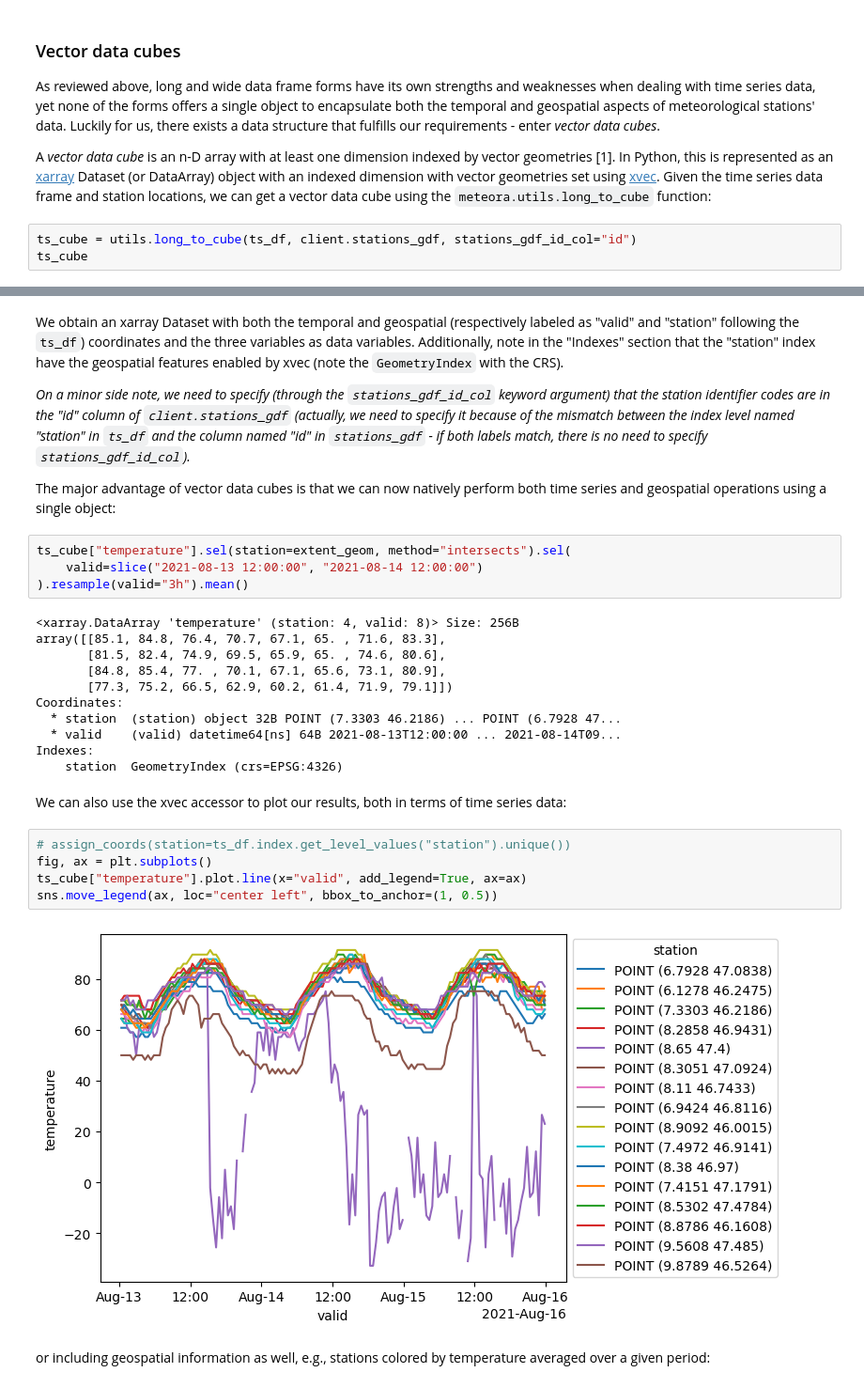
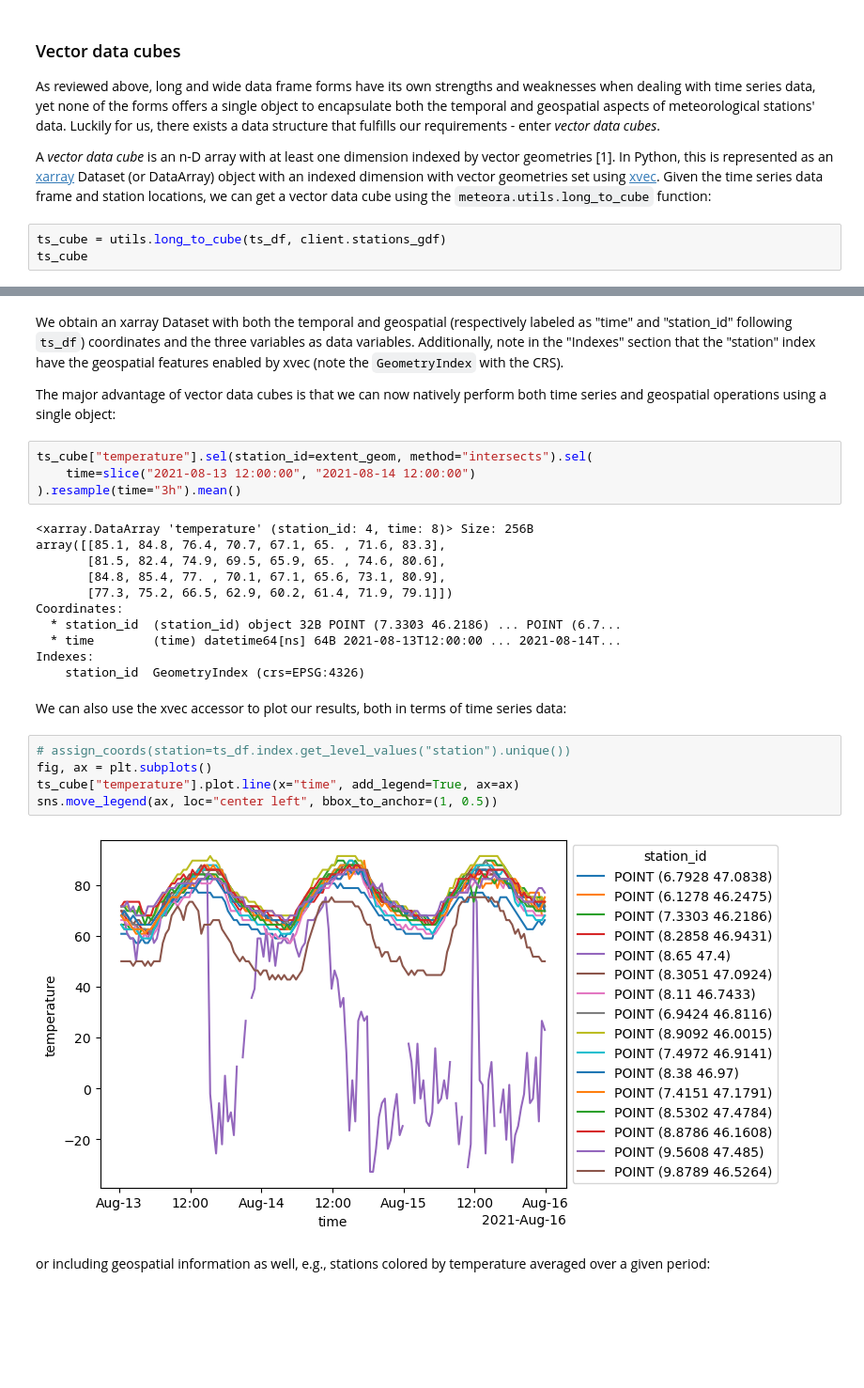
Before and after one commit to martibosch/meteora, a Jupyter notebook: docs/user-guide/data-structures.ipynb, the cells around one changed output, grey strips where cells are left out. Shown: that part at 94% size. Cells and saved outputs as stored; diff of their text form; blank space fills up the shorter version.

Commit message:
feat!: stations gdf and ts df id col as abstract attrs and settings

```diff
--- a/docs/user-guide/data-structures.ipynb
+++ b/docs/user-guide/data-structures.ipynb
@@ -215,7 +211,7 @@ As reviewed above, long and wide data frame forms have its own strengths and wea
 
 A *vector data cube* is an n-D array with at least one dimension indexed by vector geometries [1]. In Python, this is represented as an [xarray](https://xarray.dev) Dataset (or DataArray) object with an indexed dimension with vector geometries set using [xvec](https://xvec.readthedocs.io). Given the time series data frame and station locations, we can get a vector data cube using the `meteora.utils.long_to_cube` function:
 # %%
-ts_cube = utils.long_to_cube(ts_df, client.stations_gdf, stations_gdf_id_col="id")
+ts_cube = utils.long_to_cube(ts_df, client.stations_gdf)
 ts_cube
 # %% [output]
 <xarray.Dataset> Size: 57kB
@@ -232,33 +228,31 @@ Indexes:
 # %% [markdown]
-We obtain an xarray Dataset with both the temporal and geospatial (respectively labeled as "valid" and "station" following the `ts_df`) coordinates and the three variables as data variables. Additionally, note in the "Indexes" section that the "station" index have the geospatial features enabled by xvec (note the `GeometryIndex` with the CRS).
-
-*On a minor side note, we need to specify (through the `stations_gdf_id_col` keyword argument) that the station identifier codes are in the "id" column of `client.stations_gdf` (actually, we need to specify it because of the mismatch between the index level named "station" in `ts_df` and the column named "id" in `stations_gdf` - if both labels match, there is no need to specify `stations_gdf_id_col`).*
+We obtain an xarray Dataset with both the temporal and geospatial (respectively labeled as "time" and "station_id" following `ts_df`) coordinates and the three variables as data variables. Additionally, note in the "Indexes" section that the "station" index have the geospatial features enabled by xvec (note the `GeometryIndex` with the CRS).
 
 The major advantage of vector data cubes is that we can now natively perform both time series and geospatial operations using a single object:
 # %%
-ts_cube["temperature"].sel(station=extent_geom, method="intersects").sel(
-    valid=slice("2021-08-13 12:00:00", "2021-08-14 12:00:00")
-).resample(valid="3h").mean()
+ts_cube["temperature"].sel(station_id=extent_geom, method="intersects").sel(
+    time=slice("2021-08-13 12:00:00", "2021-08-14 12:00:00")
+).resample(time="3h").mean()
 # %% [output]
-<xarray.DataArray 'temperature' (station: 4, valid: 8)> Size: 256B
+<xarray.DataArray 'temperature' (station_id: 4, time: 8)> Size: 256B
 array([[85.1, 84.8, 76.4, 70.7, 67.1, 65. , 71.6, 83.3],
        [81.5, 82.4, 74.9, 69.5, 65.9, 65. , 74.6, 80.6],
        [84.8, 85.4, 77. , 70.1, 67.1, 65.6, 73.1, 80.9],
        [77.3, 75.2, 66.5, 62.9, 60.2, 61.4, 71.9, 79.1]])
 Coordinates:
-  * station  (station) object 32B POINT (7.3303 46.2186) ... POINT (6.7928 47...
-  * valid    (valid) datetime64[ns] 64B 2021-08-13T12:00:00 ... 2021-08-14T09...
+  * station_id  (station_id) object 32B POINT (7.3303 46.2186) ... POINT (6.7...
+  * time        (time) datetime64[ns] 64B 2021-08-13T12:00:00 ... 2021-08-14T...
 Indexes:
-    station  GeometryIndex (crs=EPSG:4326)
+    station_id  GeometryIndex (crs=EPSG:4326)
 # %% [markdown]
 We can also use the xvec accessor to plot our results, both in terms of time series data:
 # %%
 # assign_coords(station=ts_df.index.get_level_values("station").unique())
 fig, ax = plt.subplots()
-ts_cube["temperature"].plot.line(x="valid", add_legend=True, ax=ax)
+ts_cube["temperature"].plot.line(x="time", add_legend=True, ax=ax)
 sns.move_legend(ax, loc="center left", bbox_to_anchor=(1, 0.5))
 # %% [output]
-[figure, old version]
+[figure, new version]
 # %% [markdown]
 or including geospatial information as well, e.g., stations colored by temperature averaged over a given period:
 # %%
```
Also changed, not shown: parts of 13 cells of this notebook, 14 other files.
